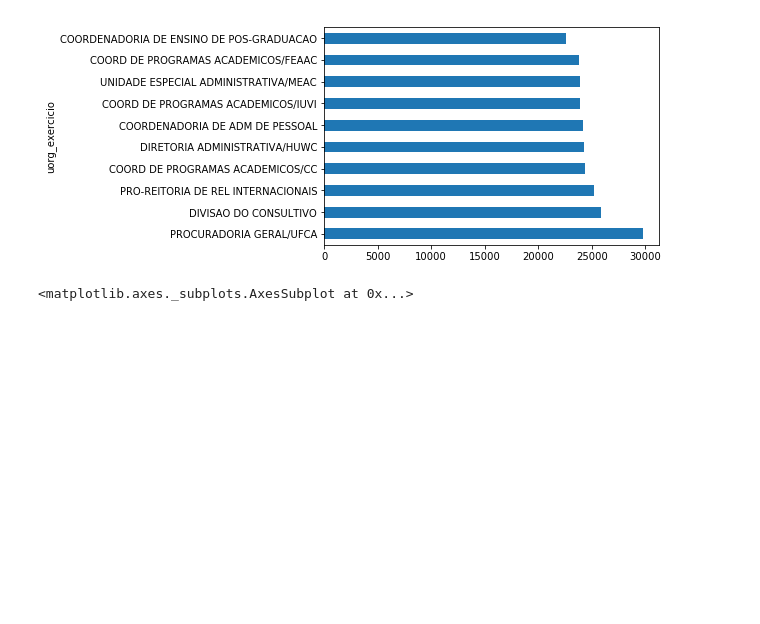
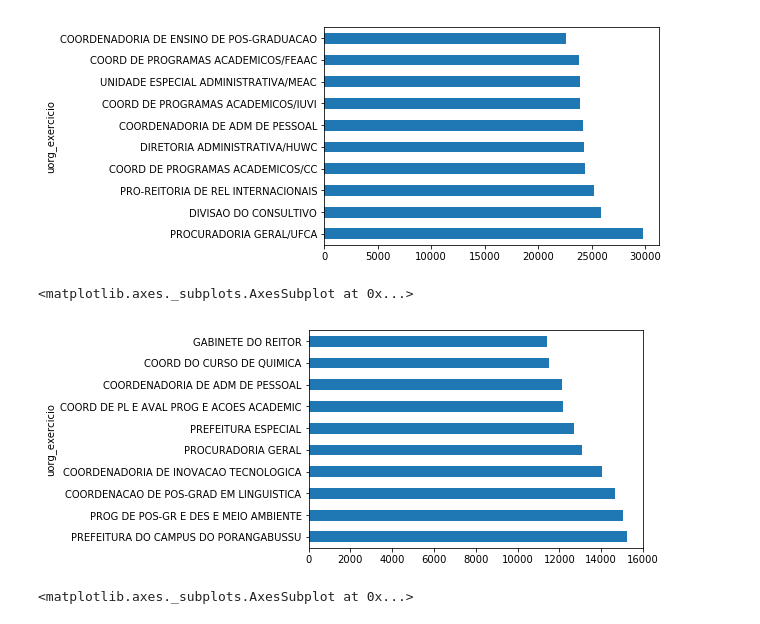
Before and after one commit to abevieiramota/course-python-data-analysis1, a Jupyter notebook: 00 - Exemplo.ipynb, the cells around one changed output. Drawn from its saved outputs; the diff is of its cells as text; code cells hidden in the pictures; blank space fills up the shorter version.

```diff
--- a/00 - Exemplo.ipynb
+++ b/00 - Exemplo.ipynb
@@ -178,6 +180,11 @@ ufc.groupby("uorg_exercicio").remuneracao_basica_bruta.mean().nlargest(10).plot(
 # %% [output]
 <matplotlib.axes._subplots.AxesSubplot at 0x...>
 [figure]
+# %%
+ufc.groupby("uorg_exercicio").remuneracao_basica_bruta.std().nlargest(10).plot(kind='barh')
+# %% [output]
+<matplotlib.axes._subplots.AxesSubplot at 0x...>
+[figure, added]
 # %%
 ufc.groupby("uorg_exercicio").remuneracao_basica_bruta.apply(lambda g: g.max() - g.min()).nlargest(10).plot(kind='barh')
 # %% [output]
```
Also changed, not shown: parts of 20 cells of this notebook.
